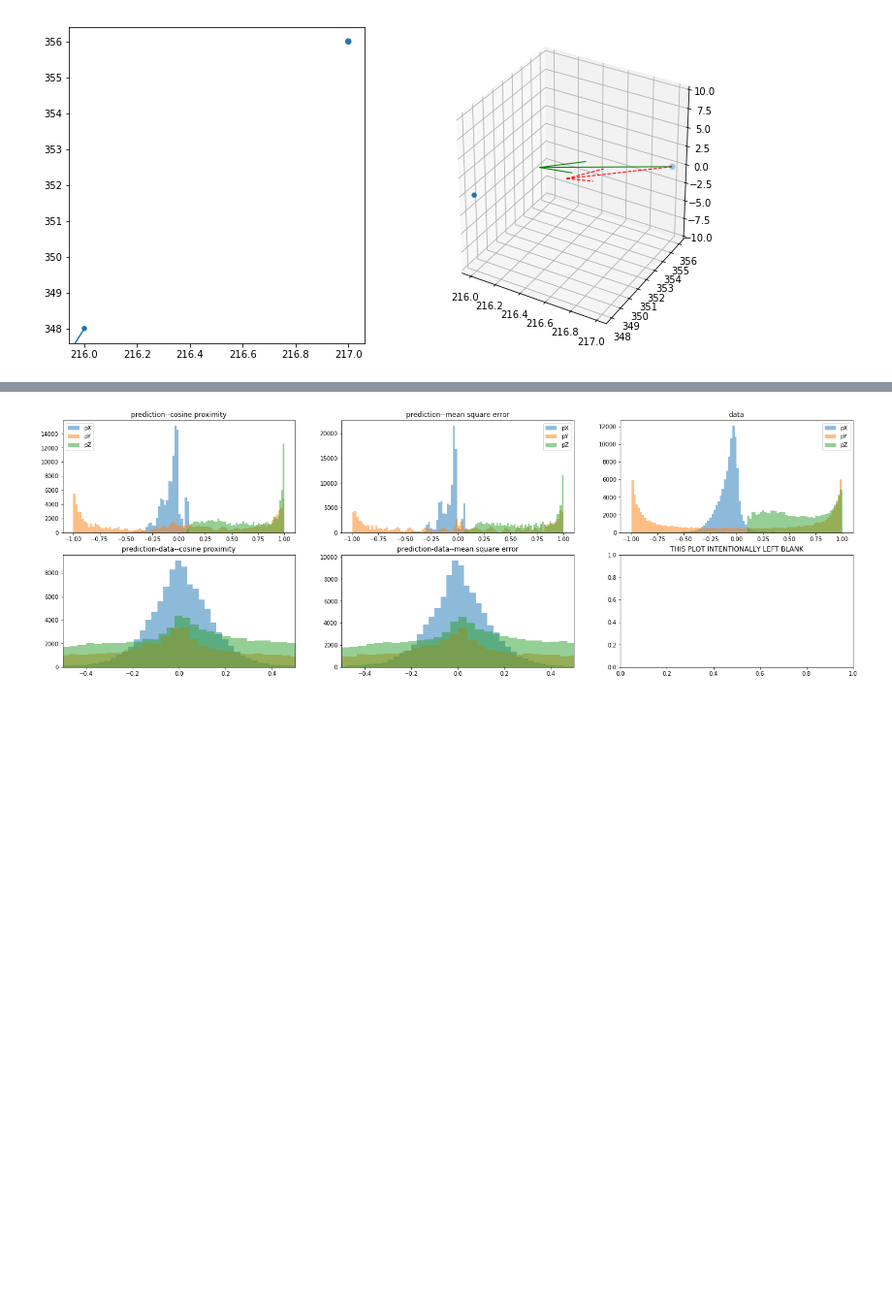
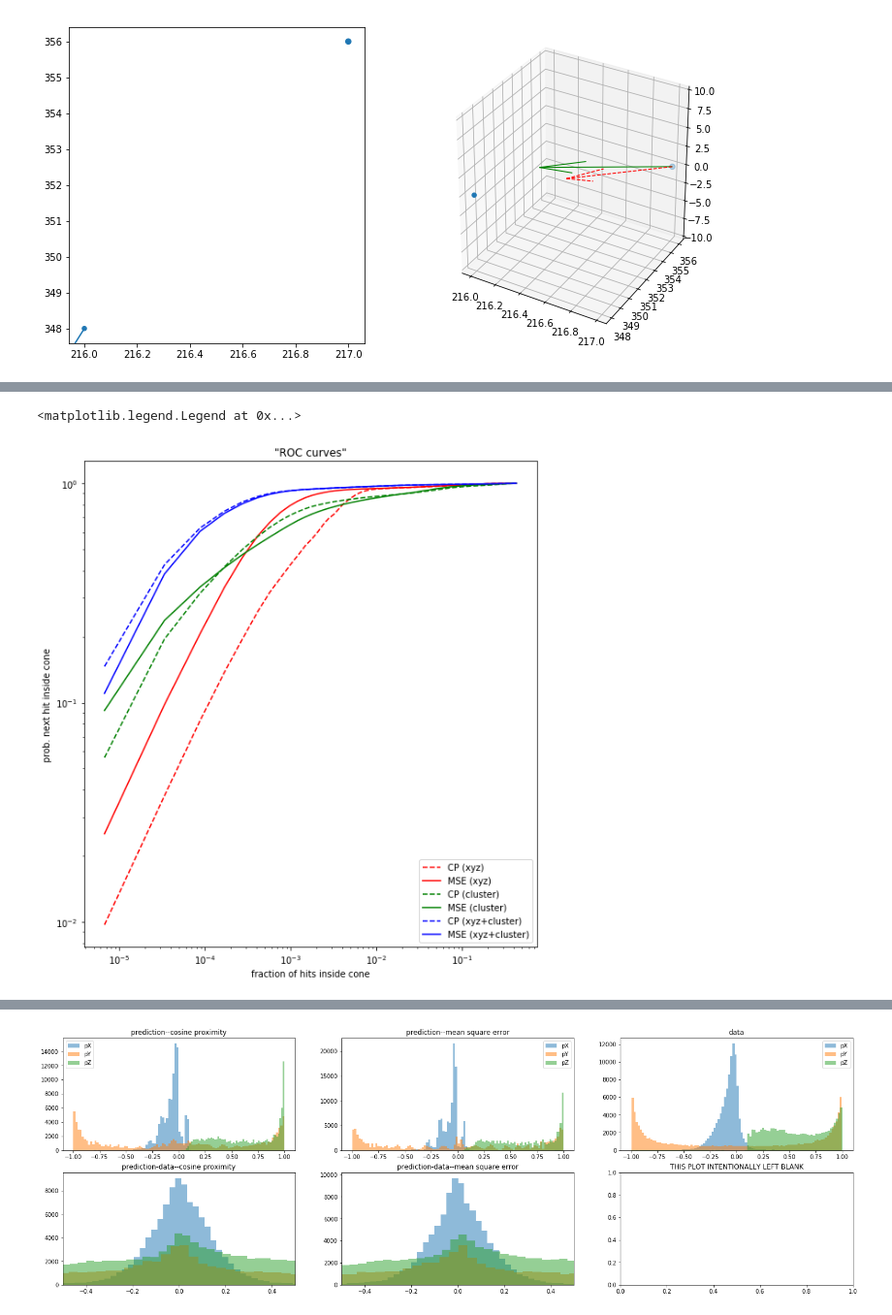
Before and after one commit to jxi24/TrackML, a Jupyter notebook: NN--newdataformat2.ipynb, the cells around one changed output, grey strips where cells are left out. Shown at 97% size. Saved outputs shown, nothing was run; the diff lists cells and outputs as text; code cells hidden in the pictures; blank space fills up the shorter version.

```diff
--- a/NN--newdataformat2.ipynb
+++ b/NN--newdataformat2.ipynb
@@ -275,0 +350,18 @@ ax2.legend()
+# %%
+fig = plt.figure(figsize=(20,10))
+ax = fig.add_subplot(1,2,1)
+ax.plot(fracCP_xyz,probCP_xyz,label="CP (xyz)",color='red',linestyle='dashed')
+ax.plot(fracMSE_xyz,probMSE_xyz,label="MSE (xyz)",color='red')
+ax.plot(fracCP_cluster,probCP_cluster,label="CP (cluster)",color='green',linestyle='dashed')
+ax.plot(fracMSE_cluster,probMSE_cluster,label="MSE (cluster)",color='green')
+ax.plot(fracCP_xyzcluster,probCP_xyzcluster,label="CP (xyz+cluster)",color='blue',linestyle='dashed')
+ax.plot(fracMSE_xyzcluster,probMSE_xyzcluster,label="MSE (xyz+cluster)",color='blue')
+ax.set_ylabel("prob. next hit inside cone")
+ax.set_xlabel("fraction of hits inside cone")
+ax.set_xscale("log")
+ax.set_yscale("log")
+ax.set_title("\"ROC curves\"")
+ax.legend()
+# %% [output]
+<matplotlib.legend.Legend at 0x...>
+[figure, added]
```
Also changed, not shown: parts of 12 cells of this notebook.
